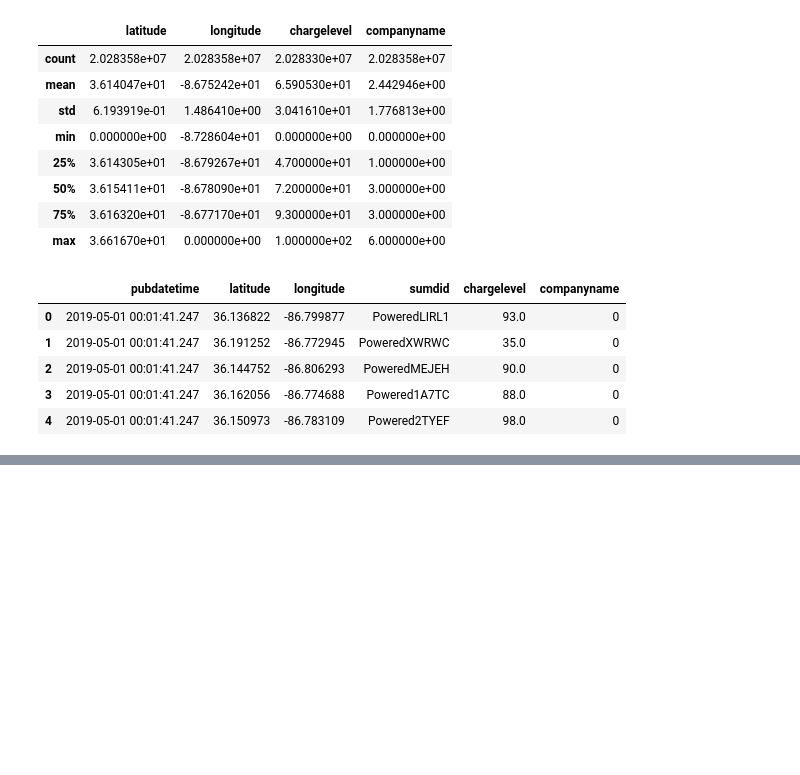
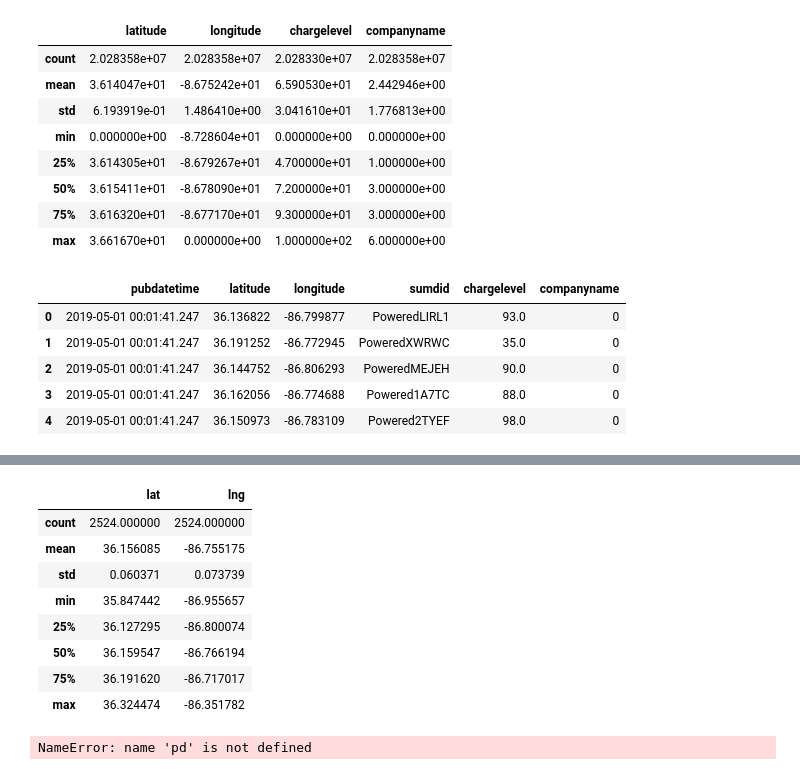
Before and after one commit to derektprice/mapping_scooters_nashville_python, a Jupyter notebook: notebooks/may .ipynb, the cells around one changed output, grey strips where cells are left out. Cells and saved outputs as stored; diff of their text form; code cells hidden in the pictures; blank space fills up the shorter version.

```diff
--- a/notebooks/may .ipynb
+++ b/notebooks/may .ipynb
@@ -136,0 +169,17 @@ may.head()
+# %%
+bus.describe()
+# %% [output]
+|  | lat | lng |
+| count | 2524.000000 | 2524.000000 |
+| mean | 36.156085 | -86.755175 |
+| std | 0.060371 | 0.073739 |
+| min | 35.847442 | -86.955657 |
+| 25% | 36.127295 | -86.800074 |
+| 50% | 36.159547 | -86.766194 |
+| 75% | 36.191620 | -86.717017 |
+| max | 36.324474 | -86.351782 |
+# %%
+may_trip = pd.read_csv('../data/may_trip.csv')
+may_trip.head()
+# %% [output]
+NameError: name 'pd' is not defined
```
Also changed, not shown: parts of 4 cells of this notebook, 4 other files.
